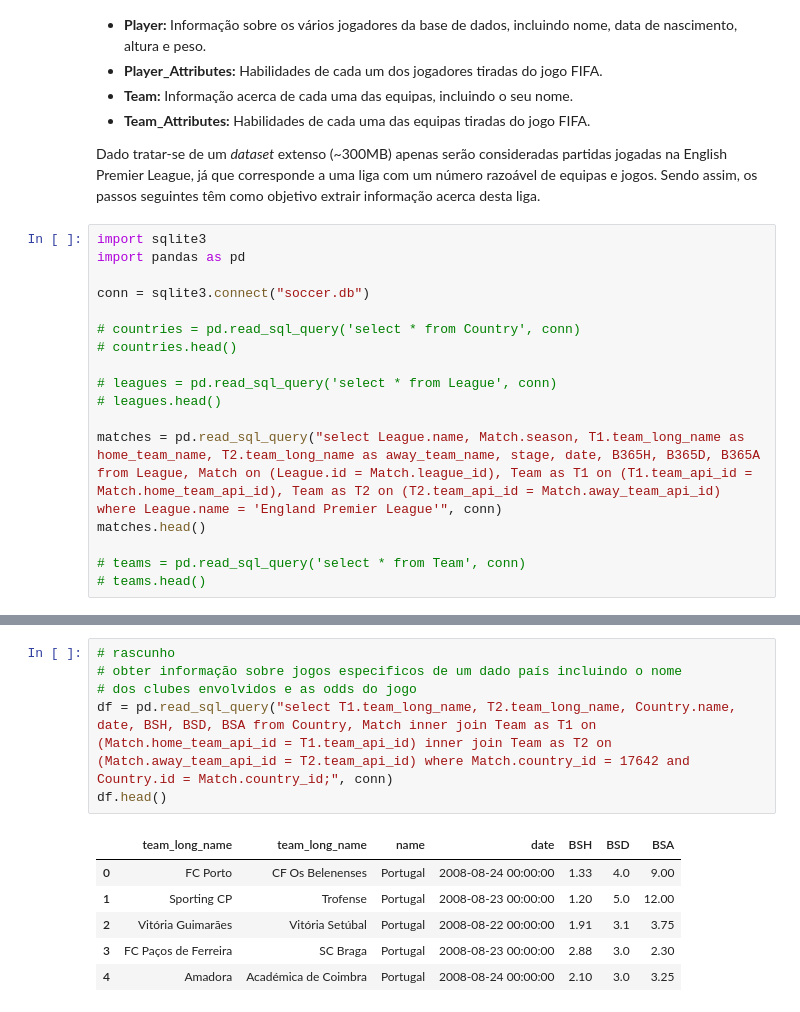
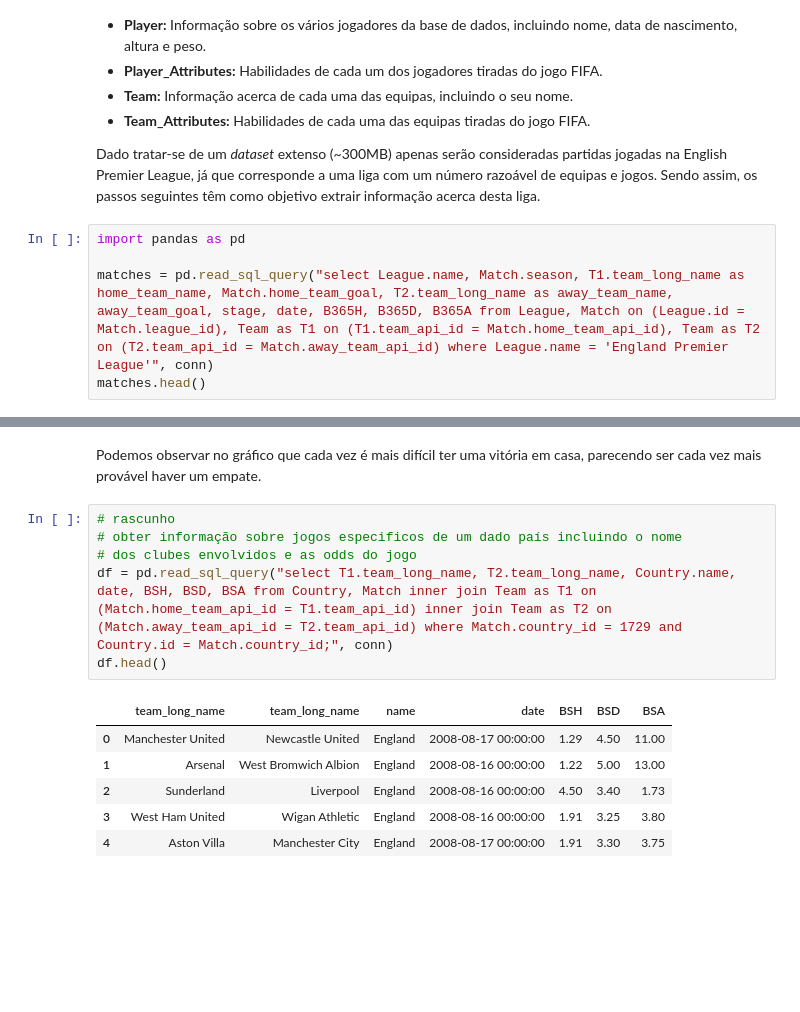
Before and after one commit to andremmori/IART-Project2, a Jupyter notebook: SoccerRegression.ipynb, the cells around one changed output, grey strips where cells are left out. Saved outputs shown, nothing was run; the diff lists cells and outputs as text; blank space fills up the shorter version.

```diff
--- a/SoccerRegression.ipynb
+++ b/SoccerRegression.ipynb
@@ -40,20 +40,8 @@ cursor.fetchall()
 
 Dado tratar-se de um _dataset_ extenso (~300MB) apenas serão consideradas partidas jogadas na English Premier League, já que corresponde a uma liga com um número razoável de equipas e jogos. Sendo assim, os passos seguintes têm como objetivo extrair informação acerca desta liga.
 # %%
-import sqlite3
 import pandas as pd
 
-conn = sqlite3.connect("soccer.db")
-
-# countries = pd.read_sql_query('select * from Country', conn)
-# countries.head()
-
-# leagues = pd.read_sql_query('select * from League', conn)
-# leagues.head()
-
-matches = pd.read_sql_query("select League.name, Match.season, T1.team_long_name as home_team_name, T2.team_long_name as away_team_name, stage, date, B365H, B365D, B365A from League, Match on (League.id = Match.league_id), Team as T1 on (T1.team_api_id = Match.home_team_api_id), Team as T2 on (T2.team_api_id = Match.away_team_api_id) where League.name = 'England Premier League'", conn)
+matches = pd.read_sql_query("select League.name, Match.season, T1.team_long_name as home_team_name, Match.home_team_goal, T2.team_long_name as away_team_name, away_team_goal, stage, date, B365H, B365D, B365A from League, Match on (League.id = Match.league_id), Team as T1 on (T1.team_api_id = Match.home_team_api_id), Team as T2 on (T2.team_api_id = Match.away_team_api_id) where League.name = 'England Premier League'", conn)
 matches.head()
-
-# teams = pd.read_sql_query('select * from Team', conn)
-# teams.head()
 # %% [output]
@@ -83,13 +106,15 @@ matches.loc[matches["home_player_X1"].isnull()]
+# %% [markdown]
+Podemos observar no gráfico que cada vez é mais difícil ter uma vitória em casa, parecendo ser cada vez mais provável haver um empate.
 # %%
 # rascunho
 # obter informação sobre jogos especificos de um dado país incluindo o nome
 # dos clubes envolvidos e as odds do jogo
-df = pd.read_sql_query("select T1.team_long_name, T2.team_long_name, Country.name, date, BSH, BSD, BSA from Country, Match inner join Team as T1 on (Match.home_team_api_id = T1.team_api_id) inner join Team as T2 on (Match.away_team_api_id = T2.team_api_id) where Match.country_id = 17642 and Country.id = Match.country_id;", conn)
+df = pd.read_sql_query("select T1.team_long_name, T2.team_long_name, Country.name, date, BSH, BSD, BSA from Country, Match inner join Team as T1 on (Match.home_team_api_id = T1.team_api_id) inner join Team as T2 on (Match.away_team_api_id = T2.team_api_id) where Match.country_id = 1729 and Country.id = Match.country_id;", conn)
 df.head()
 # %% [output]
 |  | team_long_name | team_long_name | name | date | BSH | BSD | BSA |
-| 0 | FC Porto | CF Os Belenenses | Portugal | 2008-08-24 00:00:00 | 1.33 | 4.0 | 9.00 |
-| 1 | Sporting CP | Trofense | Portugal | 2008-08-23 00:00:00 | 1.20 | 5.0 | 12.00 |
-| 2 | Vitória Guimarães | Vitória Setúbal | Portugal | 2008-08-22 00:00:00 | 1.91 | 3.1 | 3.75 |
-| 3 | FC Paços de Ferreira | SC Braga | Portugal | 2008-08-23 00:00:00 | 2.88 | 3.0 | 2.30 |
-| 4 | Amadora | Académica de Coimbra | Portugal | 2008-08-24 00:00:00 | 2.10 | 3.0 | 3.25 |
+| 0 | Manchester United | Newcastle United | England | 2008-08-17 00:00:00 | 1.29 | 4.50 | 11.00 |
+| 1 | Arsenal | West Bromwich Albion | England | 2008-08-16 00:00:00 | 1.22 | 5.00 | 13.00 |
+| 2 | Sunderland | Liverpool | England | 2008-08-16 00:00:00 | 4.50 | 3.40 | 1.73 |
+| 3 | West Ham United | Wigan Athletic | England | 2008-08-16 00:00:00 | 1.91 | 3.25 | 3.80 |
+| 4 | Aston Villa | Manchester City | England | 2008-08-17 00:00:00 | 1.91 | 3.30 | 3.75 |
```
Also changed, not shown: parts of 8 cells of this notebook.
